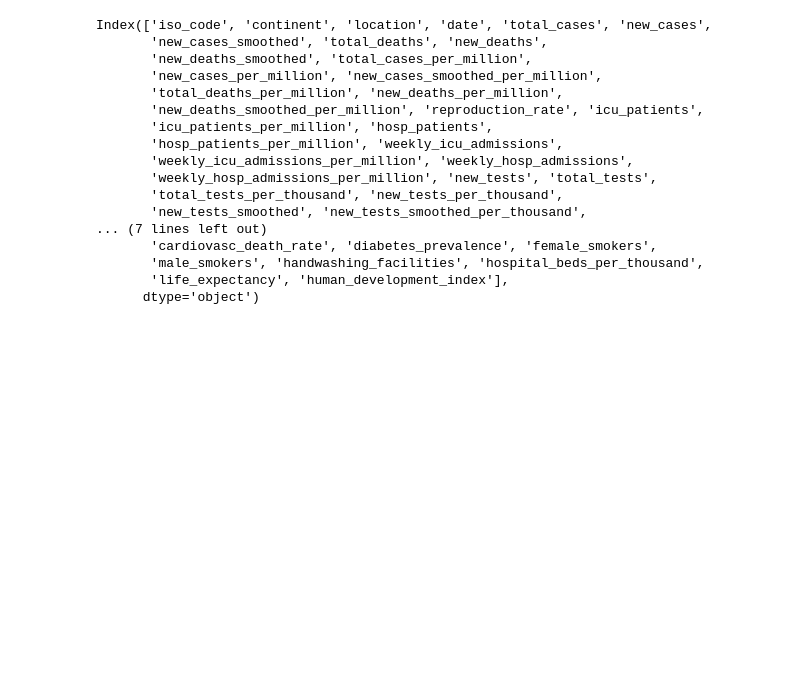
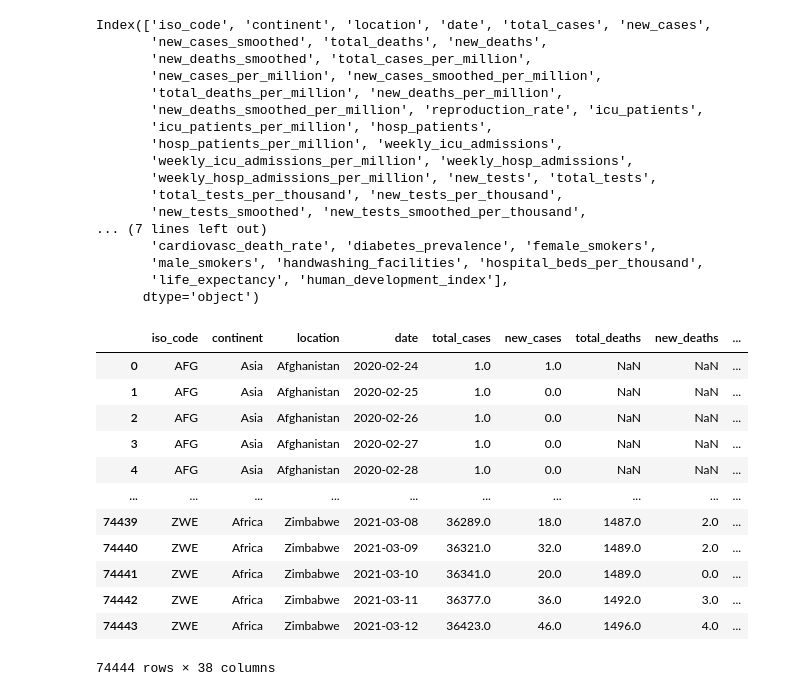
Before and after one commit to chris-inalsingh/Covid19_ML, a Jupyter notebook: Covid_Data/GDP_Prediction.ipynb, the cells around one changed output. Drawn from its saved outputs; the diff is of its cells as text; code cells hidden in the pictures; blank space fills up the shorter version.

```diff
--- a/Covid_Data/GDP_Prediction.ipynb
+++ b/Covid_Data/GDP_Prediction.ipynb
@@ -34,3 +34,21 @@ Index(['iso_code', 'continent', 'location', 'date', 'total_cases', 'new_cases',
        'male_smokers', 'handwashing_facilities', 'hospital_beds_per_thousand',
        'life_expectancy', 'human_development_index'],
       dtype='object')
+# %%
+# Delete unused columns
+reduced_df=Covid_df.drop(columns=['new_cases_smoothed', 'total_cases_per_million','new_cases_per_million','total_deaths_per_million','new_deaths_per_million','new_deaths_smoothed', 'new_cases_smoothed_per_million', 'new_deaths_smoothed_per_million', 'icu_patients_per_million', 'hosp_patients_per_million', 'weekly_icu_admissions', 'weekly_hosp_admissions_per_million', 'total_tests_per_thousand', 'new_tests_per_thousand', 'new_tests_smoothed', 'new_tests_smoothed_per_thousand', 'new_vaccinations_smoothed', 'total_vaccinations_per_hundred', 'people_vaccinated_per_hundred', 'people_fully_vaccinated_per_hundred', 'new_vaccinations_smoothed_per_million'])
+reduced_df
+# %% [output]
+|  | iso_code | continent | location | date | total_cases | new_cases | total_deaths | new_deaths | ... |
+| 0 | AFG | Asia | Afghanistan | 2020-02-24 | 1.0 | 1.0 | NaN | NaN | ... |
+| 1 | AFG | Asia | Afghanistan | 2020-02-25 | 1.0 | 0.0 | NaN | NaN | ... |
+| 2 | AFG | Asia | Afghanistan | 2020-02-26 | 1.0 | 0.0 | NaN | NaN | ... |
+| 3 | AFG | Asia | Afghanistan | 2020-02-27 | 1.0 | 0.0 | NaN | NaN | ... |
+| 4 | AFG | Asia | Afghanistan | 2020-02-28 | 1.0 | 0.0 | NaN | NaN | ... |
+| ... | ... | ... | ... | ... | ... | ... | ... | ... | ... |
+| 74439 | ZWE | Africa | Zimbabwe | 2021-03-08 | 36289.0 | 18.0 | 1487.0 | 2.0 | ... |
+| 74440 | ZWE | Africa | Zimbabwe | 2021-03-09 | 36321.0 | 32.0 | 1489.0 | 2.0 | ... |
+| 74441 | ZWE | Africa | Zimbabwe | 2021-03-10 | 36341.0 | 20.0 | 1489.0 | 0.0 | ... |
+| 74442 | ZWE | Africa | Zimbabwe | 2021-03-11 | 36377.0 | 36.0 | 1492.0 | 3.0 | ... |
+| 74443 | ZWE | Africa | Zimbabwe | 2021-03-12 | 36423.0 | 46.0 | 1496.0 | 4.0 | ... |
+74444 rows × 38 columns
```
Also changed, not shown: parts of 2 cells of this notebook.
